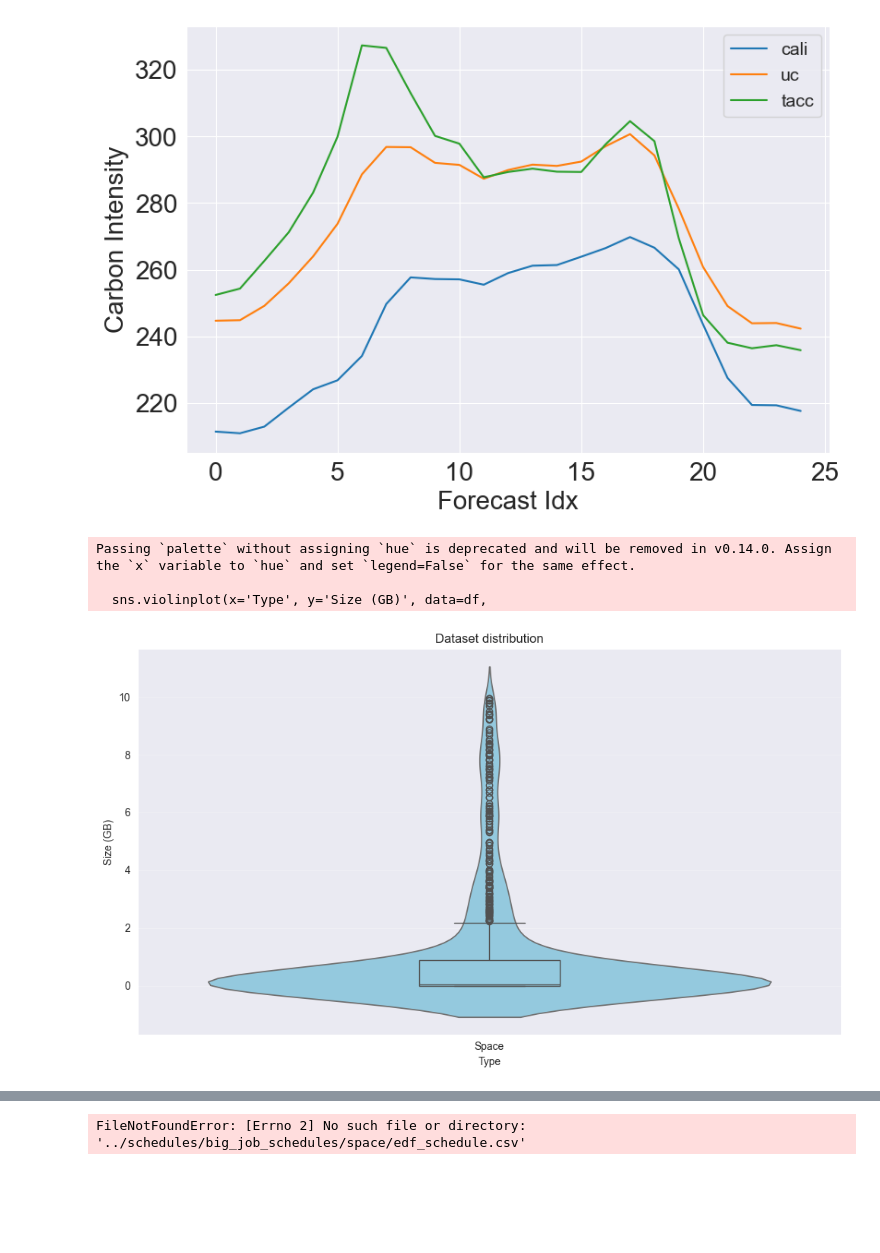
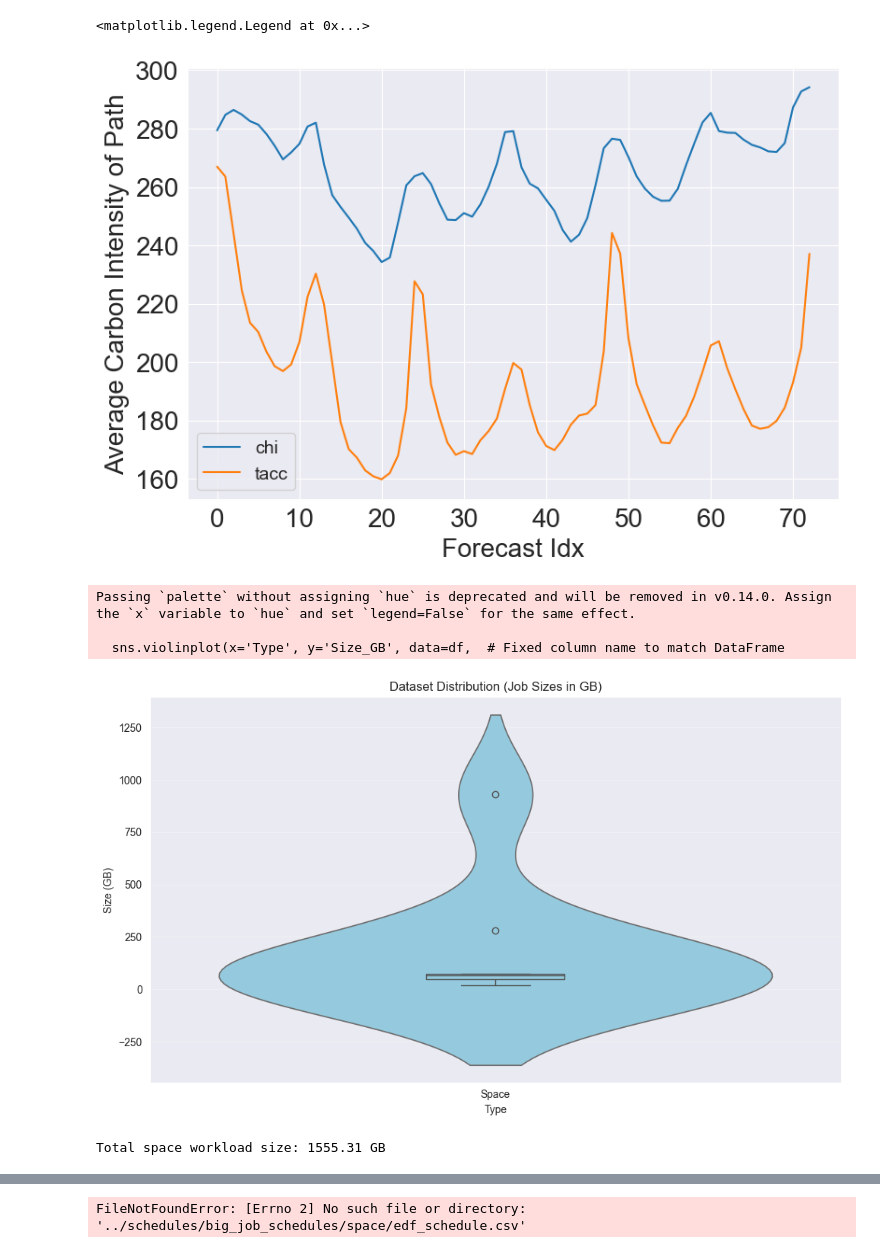
Before and after one commit to jgoldverg/GreenTransferScheduler, a Jupyter notebook: graphing/Paper_Graphs_in_Order.ipynb, the cells around one changed output, grey strips where cells are left out. Saved outputs shown, nothing was run; the diff lists cells and outputs as text; code cells hidden in the pictures; blank space fills up the shorter version.

```diff
--- a/graphing/Paper_Graphs_in_Order.ipynb
+++ b/graphing/Paper_Graphs_in_Order.ipynb
@@ -37,16 +38,0 @@ shift_in_space_traceroute = "../config/traceroutes/many_sources_to_one_transfer_
-# %%
-traceroute_map = {}
-if mode == 'time':
-    files = os.listdir(shift_in_space_traceroute)
-else:
-    files = os.listdir(shift_in_space_traceroute)
-
-for file in files:
-    node_name = file.split('_')[0]
-    joined_path = os.path.join(shift_in_space_traceroute, file)
-    with open(joined_path, 'r') as f:
-        output = json.load(f)
-        traceroute_list = []
-        for key, value in output.items():
-            traceroute_list.append(key)
-        traceroute_map[node_name] = traceroute_list
@@ -53,63 +122,65 @@ for file in files:
 # %%
-traceroute = traceroute_map['jgoldverg@gmail.com-cali'][:-3]
-cali_mean_forecast = forecasts_df[(forecasts_df['node_id'] == 'jgoldverg@gmail.com-cali') & (forecasts_df['ip'].isin( traceroute_map['jgoldverg@gmail.com-cali'][:-3]))].groupby('forecast_idx')['ci'].mean()
-uc_mean_forecast = forecasts_df[(forecasts_df['node_id'] == 'jgoldverg@gmail.com-ccuc') & (forecasts_df['ip'].isin( traceroute_map['jgoldverg@gmail.com-ccuc'][:-3]))].groupby('forecast_idx')['ci'].mean()
-tacc_mean_forecast = forecasts_df[(forecasts_df['node_id'] == 'jgoldverg@gmail.com-tacc') & (forecasts_df['ip'].isin( traceroute_map['jgoldverg@gmail.com-tacc'][:-3]))].groupby('forecast_idx')['ci'].mean()
+chi_traceroute = name_to_ips['chi_buff']
+tacc_tr = name_to_ips['tacc_buff']
 
-plt.figure(figsize=(9,6))
-plt.plot(cali_mean_forecast, label='cali')
-plt.plot(uc_mean_forecast, label='uc')
+uc_mean_forecast = forecasts_df[forecasts_df['ip'].isin(chi_traceroute)].groupby('forecast_idx')['ci'].mean()
+tacc_mean_forecast = forecasts_df[forecasts_df['ip'].isin(tacc_tr)].groupby('forecast_idx')['ci'].mean()
+
+plt.figure(figsize=(9, 6))
+plt.plot(uc_mean_forecast, label='chi')
 plt.plot(tacc_mean_forecast, label='tacc')
 plt.xlabel("Forecast Idx", fontsize=20)
-plt.ylabel("Carbon Intensity", fontsize=20)
+plt.ylabel("Average Carbon Intensity of Path", fontsize=20)
 plt.xticks(fontsize=20)
 plt.yticks(fontsize=20)
 plt.legend(fontsize=14)
-plt.savefig(f"{graphs_output}24hour_forecast_plot.pdf", format='pdf', dpi=800)
-plt.show()
+# plt.savefig(f"{graphs_output}24hour_forecast_plot.pdf", format='pdf', dpi=800)
+# plt.show()
 # %% [output]
+<matplotlib.legend.Legend at 0x...>
-[figure, old version]
+[figure, new version]
 # %%
 import json
 import matplotlib.pyplot as plt
 import numpy as np
+import pandas as pd
+import seaborn as sns
 
 # Load data
-with open('../config/jobs_config/1000_jobs.json', 'r') as f:
+with open('../config/jobs_config/9_jobs.json', 'r') as f:
     data_space = json.load(f)
-
-# with open('../config/jobs_config/150_jobs.json') as f:
-#     data_time = json.load(f)
 
 # Extract job sizes and convert to GB
 job_sizes_space = [item['bytes'] / (1024 ** 3) for item in data_space]
-# job_sizes_time = [item['bytes'] / (1024 ** 3) for item in data_time]
 
-# Prepare DataFrame
+# Prepare DataFrame (add a dummy 'Type' column if comparing groups isn't needed)
 df = pd.DataFrame({
-    'Size (GB)': job_sizes_space ,
-    'Type': ['Space']*len(job_sizes_space)
+    'Size_GB': job_sizes_space,
+    'Type': ['Space'] * len(job_sizes_space)  # Single group for all jobs
 })
 
 plt.figure(figsize=(10, 6))
-sns.violinplot(x='Type', y='Size (GB)', data=df,
-               palette=['skyblue', 'salmon'], inner=None)
-sns.boxplot(x='Type', y='Size (GB)', data=df,
-            width=0.2, boxprops={'facecolor':'none'})
+sns.violinplot(x='Type', y='Size_GB', data=df,  # Fixed column name to match DataFrame
+               palette=['skyblue'], inner=None)
+sns.boxplot(x='Type', y='Size_GB', data=df,     # Fixed column name
+            width=0.2, boxprops={'facecolor': 'none'})
 
-plt.title('Dataset distribution')
+plt.title('Dataset Distribution (Job Sizes in GB)')
+plt.ylabel('Size (GB)')  # Added y-axis label
 plt.grid(axis='y', alpha=0.3)
 plt.tight_layout()
-plt.savefig(f"{graphs_output}violin_jobs.pdf", format='pdf',dpi=800)
+
+# Save figure (ensure directory exists or adjust path)
+plt.savefig("violin_jobs.pdf", format='pdf', dpi=800)
 plt.show()
 
-# Calculate totals
+# Calculate total size
 total_space_gb = sum(job_sizes_space)
-# print(f'Total space workload size: {tsotal_space_gb:.2f} GB')
-# print(f'Total time workload size: {total_time_gb:.2f} GB')
+print(f'Total space workload size: {total_space_gb:.2f} GB')
 # %% [output]
 Passing `palette` without assigning `hue` is deprecated and will be removed in v0.14.0. Assign the `x` variable to `hue` and set `legend=False` for the same effect.
 
-  sns.violinplot(x='Type', y='Size (GB)', data=df,
+  sns.violinplot(x='Type', y='Size_GB', data=df,  # Fixed column name to match DataFrame
-[figure, old version]
+[figure, new version]
+Total space workload size: 1555.31 GB
 # %%
```
Also changed, not shown: parts of 11 cells of this notebook, 47 other files.
